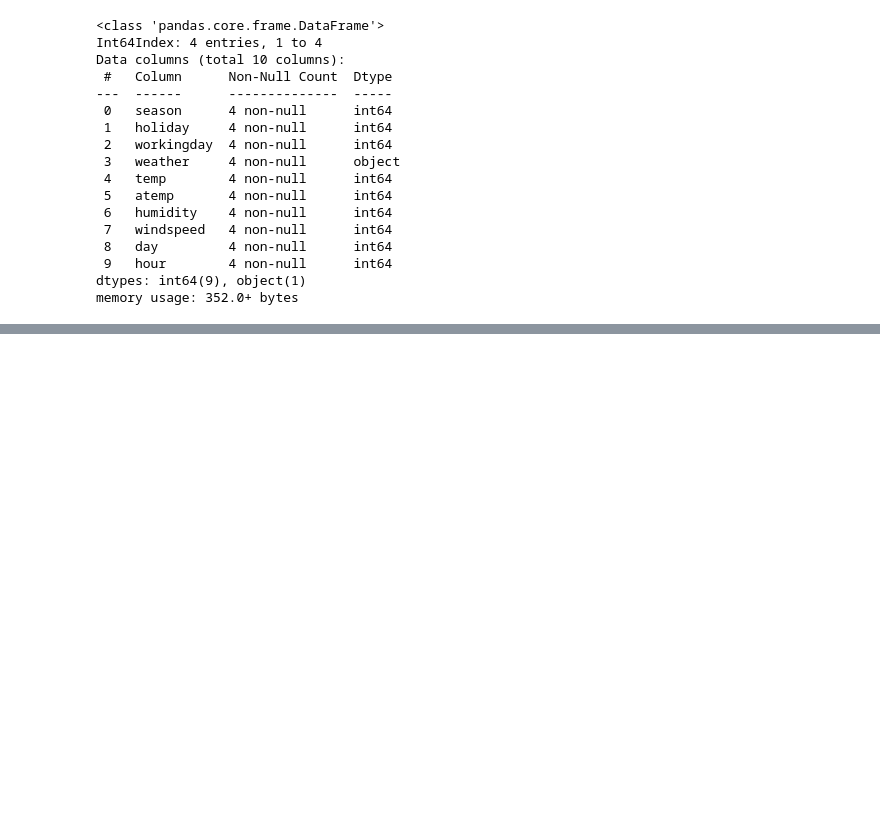
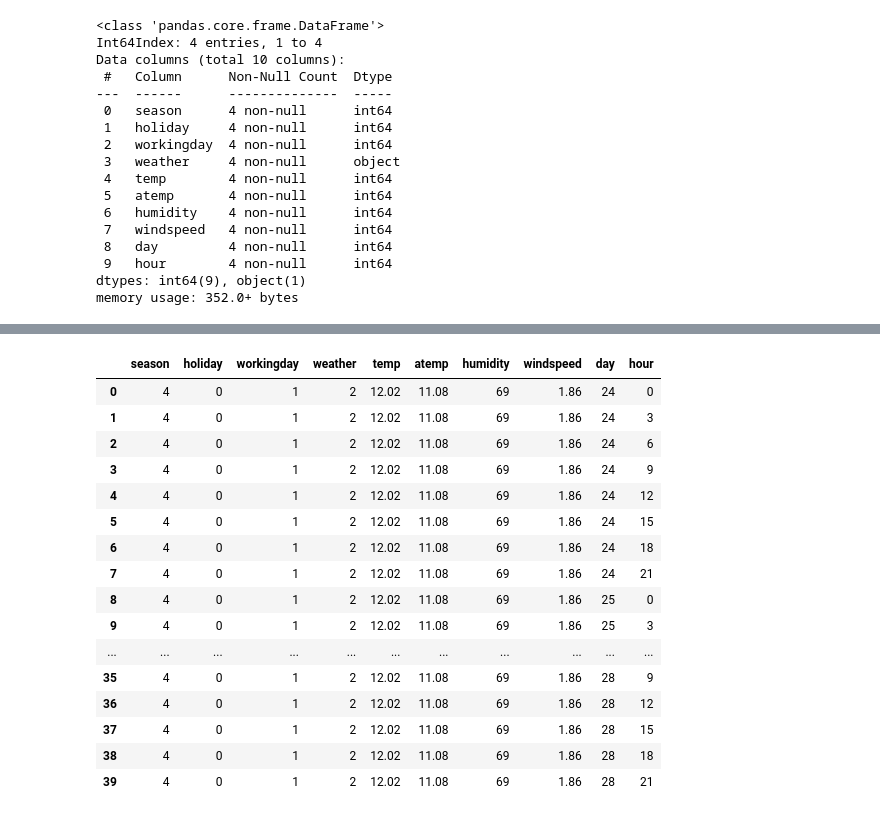
Before and after one commit to yayahamour/project_bike, a Jupyter notebook: netoyage.ipynb, the cells around one changed output, grey strips where cells are left out. Saved outputs shown, nothing was run; the diff lists cells and outputs as text; code cells hidden in the pictures; blank space fills up the shorter version.

```diff
--- a/netoyage.ipynb
+++ b/netoyage.ipynb
@@ -394,0 +702,3 @@ with closing(urlopen('http://api.openweathermap.org/data/2.5/forecast?id=524901&
+# %%
+for i in range(0,40):
+    print(i)
@@ -708,0 +1154,20 @@ memory usage: 352.0+ bytes
+# %%
+df
+# %% [output]
+|  | season | holiday | workingday | weather | temp | atemp | humidity | windspeed | day | hour |
+| 0 | 4 | 0 | 1 | 2 | 12.02 | 11.08 | 69 | 1.86 | 24 | 0 |
+| 1 | 4 | 0 | 1 | 2 | 12.02 | 11.08 | 69 | 1.86 | 24 | 3 |
+| 2 | 4 | 0 | 1 | 2 | 12.02 | 11.08 | 69 | 1.86 | 24 | 6 |
+| 3 | 4 | 0 | 1 | 2 | 12.02 | 11.08 | 69 | 1.86 | 24 | 9 |
+| 4 | 4 | 0 | 1 | 2 | 12.02 | 11.08 | 69 | 1.86 | 24 | 12 |
+| 5 | 4 | 0 | 1 | 2 | 12.02 | 11.08 | 69 | 1.86 | 24 | 15 |
+| 6 | 4 | 0 | 1 | 2 | 12.02 | 11.08 | 69 | 1.86 | 24 | 18 |
+| 7 | 4 | 0 | 1 | 2 | 12.02 | 11.08 | 69 | 1.86 | 24 | 21 |
+| 8 | 4 | 0 | 1 | 2 | 12.02 | 11.08 | 69 | 1.86 | 25 | 0 |
+| 9 | 4 | 0 | 1 | 2 | 12.02 | 11.08 | 69 | 1.86 | 25 | 3 |
+| ... | ... | ... | ... | ... | ... | ... | ... | ... | ... | ... |
+| 35 | 4 | 0 | 1 | 2 | 12.02 | 11.08 | 69 | 1.86 | 28 | 9 |
+| 36 | 4 | 0 | 1 | 2 | 12.02 | 11.08 | 69 | 1.86 | 28 | 12 |
+| 37 | 4 | 0 | 1 | 2 | 12.02 | 11.08 | 69 | 1.86 | 28 | 15 |
+| 38 | 4 | 0 | 1 | 2 | 12.02 | 11.08 | 69 | 1.86 | 28 | 18 |
+| 39 | 4 | 0 | 1 | 2 | 12.02 | 11.08 | 69 | 1.86 | 28 | 21 |
```
Also changed, not shown: parts of 39 cells of this notebook, 1 other file.
